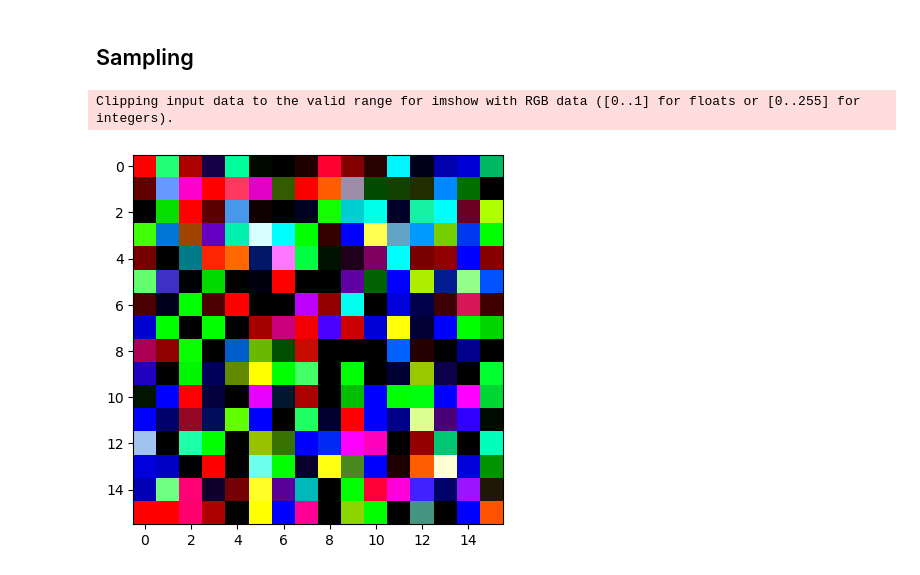
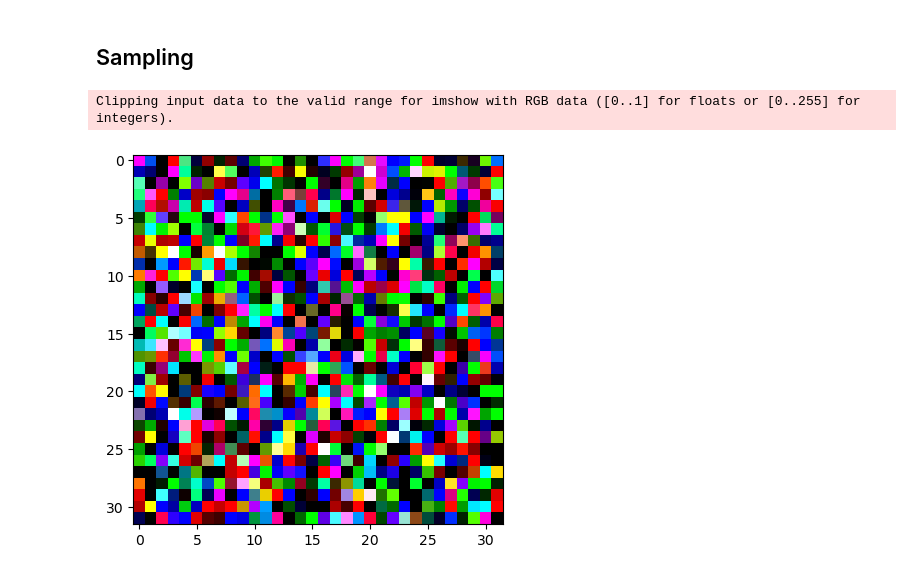
Before and after one commit to safeanimal/Deep-learning-exercises, a Jupyter notebook: personal implementation/2021-DDPM/DDPM-images.ipynb, the cells around one changed output. Drawn from its saved outputs; the diff is of its cells as text; code cells hidden in the pictures.

```diff
--- a/personal implementation/2021-DDPM/DDPM-images.ipynb
+++ b/personal implementation/2021-DDPM/DDPM-images.ipynb
@@ -86,10 +86,10 @@ class ImageDataset(Dataset):
 # %% [markdown]
 ### Set parameters and load data
 # %%
-img_size = 16
-img_folder = 'D:/Materials/dataset/train/Anime face/images'
-img_size_min = 16
-img_nums = 80000
+img_size = 32
+img_folder = 'H:/dataset/anime face'
+img_size_min = 32
+img_nums = 20000
 # %%
 training_dataset = ImageDataset(img_size=img_size, img_folder=img_folder, min_size=img_size_min, img_nums=img_nums)
 training_dataloader = DataLoader(training_dataset, batch_size=128, num_workers=0, drop_last=True)
@@ -241,14 +257,14 @@ Saving model...
 # %% [markdown]
 ## Sampling
 # %%
-noise = torch.randn(3, img_size, img_size).to(device)
+noise = torch.randn(1, 3, img_size, img_size).to(device)
 noise_img = noise.view(3, img_size, img_size).permute(1, 2, 0).detach().cpu().numpy()
 
 plt.imshow(noise_img)
 plt.show()
 # %% [output]
 Clipping input data to the valid range for imshow with RGB data ([0..1] for floats or [0..255] for integers).
-[figure, old version]
+[figure, new version]
 # %%
 model.eval() # 开启评估模式！
 with torch.no_grad():
```
Also changed, not shown: parts of 15 cells of this notebook, 3 other files.
